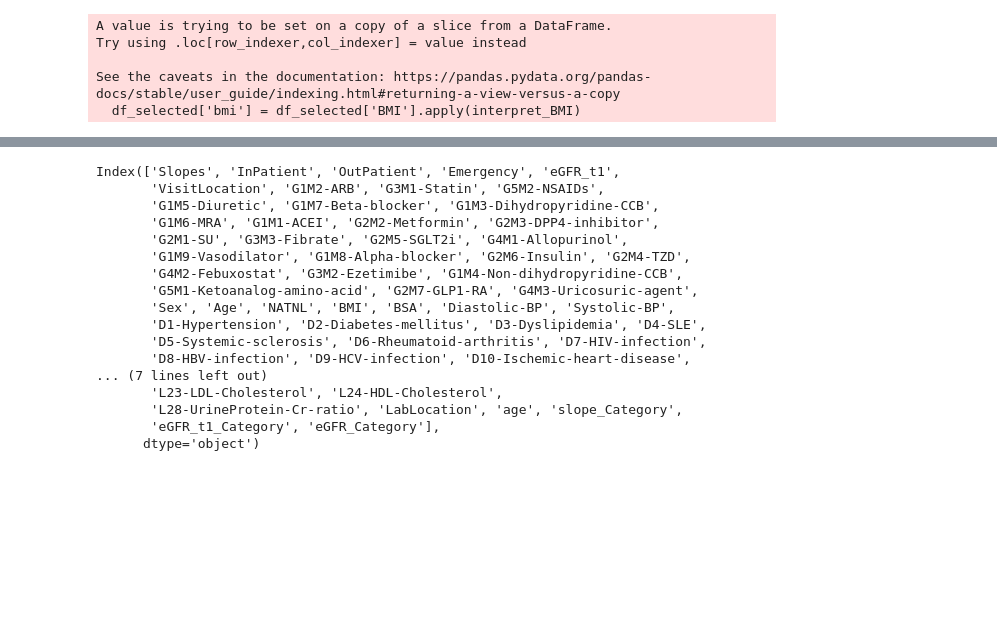
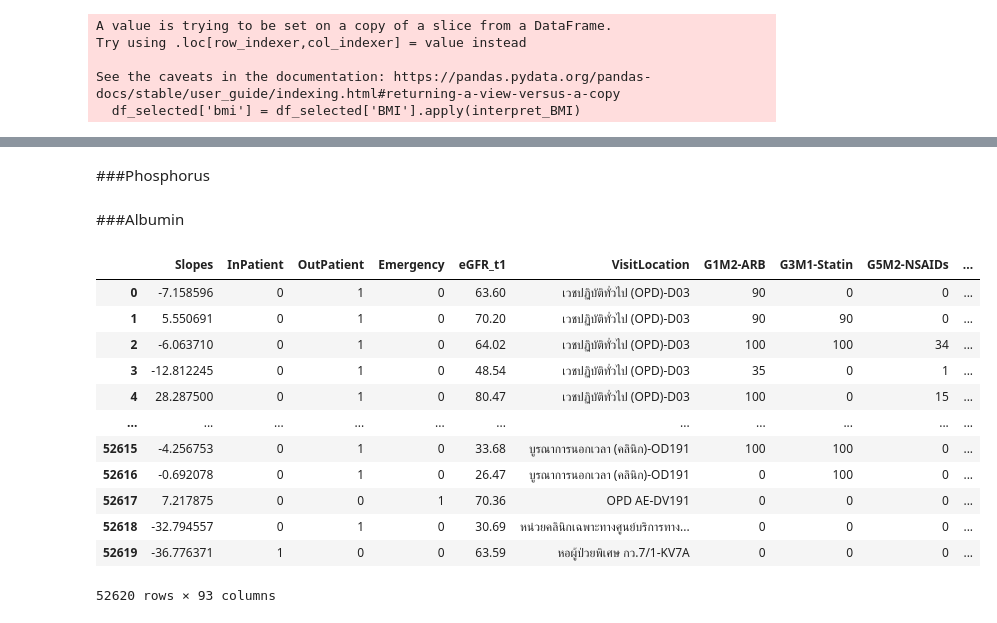
Before and after one commit to Aomaphisara/ULckdresearch2023, a Jupyter notebook: Association_rule.ipynb, the cells around one changed output, grey strips where cells are left out. Cells and saved outputs as stored; diff of their text form; code cells hidden in the pictures; blank space fills up the shorter version.

```diff
--- a/Association_rule.ipynb
+++ b/Association_rule.ipynb
@@ -232,0 +333,10 @@ See the caveats in the documentation: https://pandas.pydata.org/pandas-docs/stab
+# %%
+def interpret_uric(uric_value):
+    if uric_value <= 8.5:
+        return 'Normal'
+    elif uric_value > 12:
+        return 'High'
+
+
+# Add a new column 'uric_level' based on 'L8-Uric' values
+df_selected['uric'] = df_selected['L8-Uric'].apply(interpret_uric)
@@ -233,20 +345,53 @@ See the caveats in the documentation: https://pandas.pydata.org/pandas-docs/stab
+# %%
+def interpret_calcium(calcium_value):
+    if calcium_value < 8.5:
+        return 'Low'
+    elif 8.5 <= calcium_value <= 10.5:
+        return 'Normal'
+    else:
+        return 'High'
+
+# Add a new column 'calcium_level' based on 'L9-Calcium' values
+df_selected['calcium'] = df_selected['L9-Calcium'].apply(interpret_calcium)
+# %% [markdown]
+###Phosphorus
+# %%
+def interpret_phosphorus(phosphorus_value):
+    if phosphorus_value < 2.5:
+        return 'Low'
+    elif 2.5 <= phosphorus_value <= 4.5:
+        return 'Normal'
+    else:
+        return 'High'
+
+# Add a new column 'phosphorus_level' based on 'L10-Phosphorus' values
+df_selected['phosphorus'] = df_selected['L10-Phosphorus'].apply(interpret_phosphorus)
+# %% [markdown]
+###Albumin
+# %%
+def interpret_albumin(albumin_value):
+    if albumin_value < 35:
+        return 'Low'
+    elif 35 <= albumin_value <= 55:
+        return 'Normal'
+    else:
+        return 'High'
+
+# Add a new column 'albumin_level' based on 'L11-Albumin' values
+df_selected['albumin_level'] = df_selected['L11-Albumin'].apply(interpret_albumin)
 # %%
-df_selected.columns
+df_selected
 # %% [output]
+|  | Slopes | InPatient | OutPatient | Emergency | eGFR_t1 | VisitLocation | G1M2-ARB | G3M1-Statin | G5M2-NSAIDs | ... |
+| 0 | -7.158596 | 0 | 1 | 0 | 63.60 | เวชปฏิบัติทั่วไป (OPD)-D03 | 90 | 0 | 0 | ... |
+| 1 | 5.550691 | 0 | 1 | 0 | 70.20 | เวชปฏิบัติทั่วไป (OPD)-D03 | 90 | 90 | 0 | ... |
+| 2 | -6.063710 | 0 | 1 | 0 | 64.02 | เวชปฏิบัติทั่วไป (OPD)-D03 | 100 | 100 | 34 | ... |
+| 3 | -12.812245 | 0 | 1 | 0 | 48.54 | เวชปฏิบัติทั่วไป (OPD)-D03 | 35 | 0 | 1 | ... |
+| 4 | 28.287500 | 0 | 1 | 0 | 80.47 | เวชปฏิบัติทั่วไป (OPD)-D03 | 100 | 0 | 15 | ... |
+| ... | ... | ... | ... | ... | ... | ... | ... | ... | ... | ... |
+| 52615 | -4.256753 | 0 | 1 | 0 | 33.68 | บูรณาการนอกเวลา (คลินิก)-OD191 | 100 | 100 | 0 | ... |
+| 52616 | -0.692078 | 0 | 1 | 0 | 26.47 | บูรณาการนอกเวลา (คลินิก)-OD191 | 0 | 100 | 0 | ... |
+| 52617 | 7.217875 | 0 | 0 | 1 | 70.36 | OPD AE-DV191 | 0 | 0 | 0 | ... |
+| 52618 | -32.794557 | 0 | 1 | 0 | 30.69 | หน่วยคลินิกเฉพาะทางศูนย์บริการทาง... | 0 | 0 | 0 | ... |
+| 52619 | -36.776371 | 1 | 0 | 0 | 63.59 | หอผู้ป่วยพิเศษ กว.7/1-KV7A | 0 | 0 | 0 | ... |
-Index(['Slopes', 'InPatient', 'OutPatient', 'Emergency', 'eGFR_t1',
-       'VisitLocation', 'G1M2-ARB', 'G3M1-Statin', 'G5M2-NSAIDs',
-       'G1M5-Diuretic', 'G1M7-Beta-blocker', 'G1M3-Dihydropyridine-CCB',
-       'G1M6-MRA', 'G1M1-ACEI', 'G2M2-Metformin', 'G2M3-DPP4-inhibitor',
-       'G2M1-SU', 'G3M3-Fibrate', 'G2M5-SGLT2i', 'G4M1-Allopurinol',
-       'G1M9-Vasodilator', 'G1M8-Alpha-blocker', 'G2M6-Insulin', 'G2M4-TZD',
-       'G4M2-Febuxostat', 'G3M2-Ezetimibe', 'G1M4-Non-dihydropyridine-CCB',
-       'G5M1-Ketoanalog-amino-acid', 'G2M7-GLP1-RA', 'G4M3-Uricosuric-agent',
-       'Sex', 'Age', 'NATNL', 'BMI', 'BSA', 'Diastolic-BP', 'Systolic-BP',
-       'D1-Hypertension', 'D2-Diabetes-mellitus', 'D3-Dyslipidemia', 'D4-SLE',
-       'D5-Systemic-sclerosis', 'D6-Rheumatoid-arthritis', 'D7-HIV-infection',
-       'D8-HBV-infection', 'D9-HCV-infection', 'D10-Ischemic-heart-disease',
-... (7 lines left out)
-       'L23-LDL-Cholesterol', 'L24-HDL-Cholesterol',
-       'L28-UrineProtein-Cr-ratio', 'LabLocation', 'age', 'slope_Category',
-       'eGFR_t1_Category', 'eGFR_Category'],
-      dtype='object')
+52620 rows × 93 columns
```
Also changed, not shown: parts of 36 cells of this notebook.
